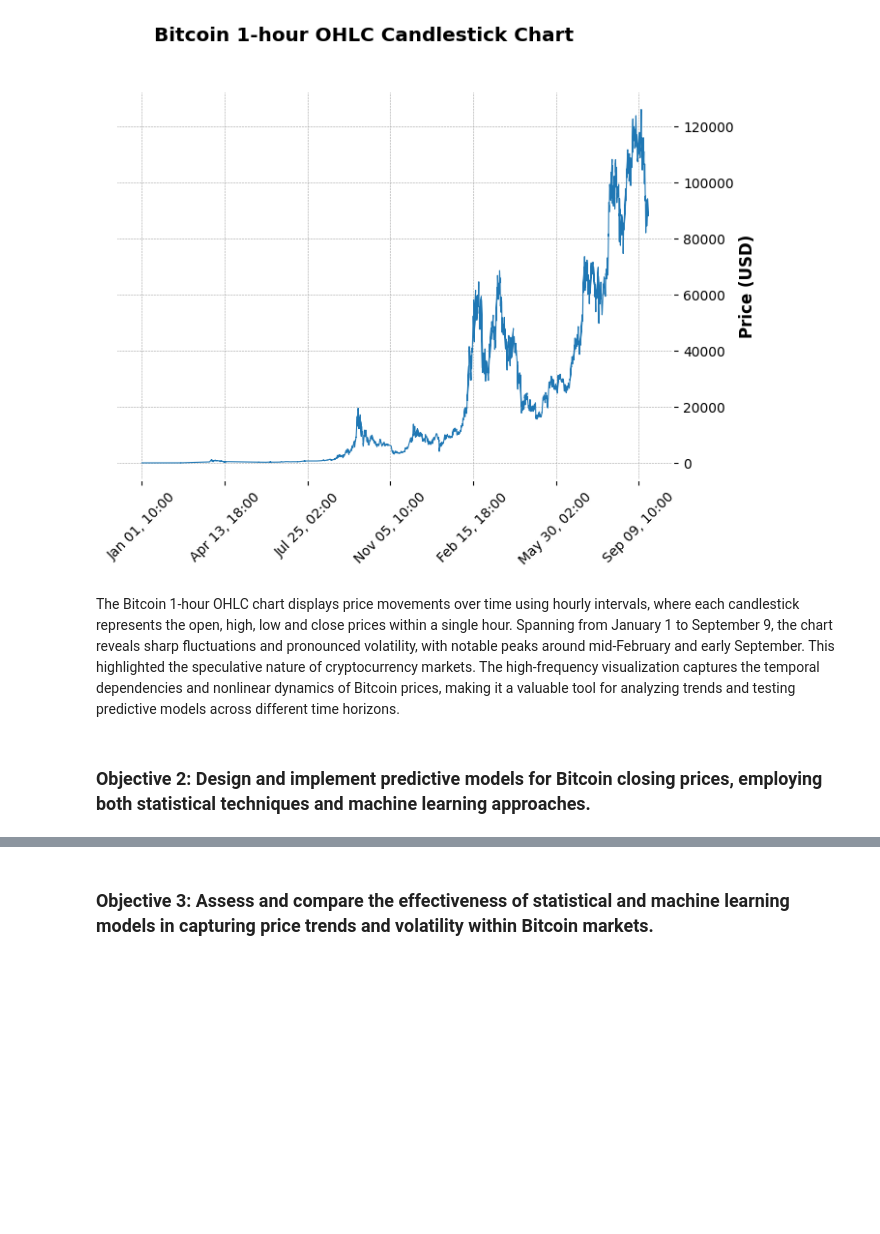
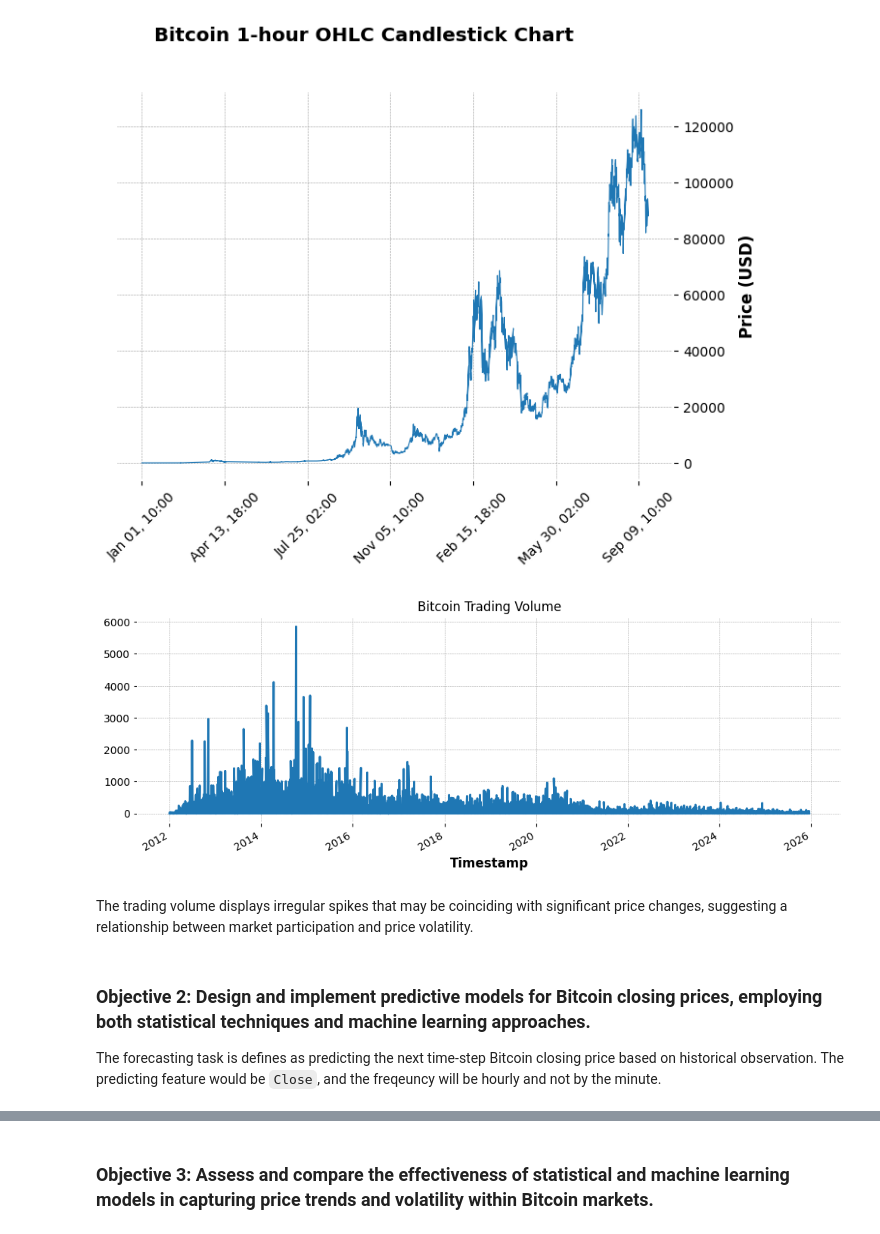
Before and after one commit to billysambasi/Time_Series_Forecasting, a Jupyter notebook: index.ipynb, the cells around one changed output, grey strips where cells are left out. Cells and saved outputs as stored; diff of their text form; code cells hidden in the pictures; blank space fills up the shorter version.

```diff
--- a/index.ipynb
+++ b/index.ipynb
@@ -258,5 +258,3 @@ mpf.plot(
 )
 # %% [output]
 [figure]
-# %% [markdown]
-The Bitcoin 1-hour OHLC chart displays price movements over time using hourly intervals, where each candlestick represents the open, high, low and close prices within a single hour. Spanning from January 1 to September 9, the chart reveals sharp fluctuations and pronounced volatility, with notable peaks around mid-February and early September. This highlighted the speculative nature of cryptocurrency markets. The high-frequency visualization captures the temporal dependencies and nonlinear dynamics of Bitcoin prices, making it a valuable tool for analyzing trends and testing predictive models across different time horizons.
@@ -263,2 +265,11 @@ The Bitcoin 1-hour OHLC chart displays price movements over time using hourly in
+# %%
+data['Volume'].plot(figsize=(12,4), title="Bitcoin Trading Volume")
+plt.show();
+# %% [output]
+[figure, added]
+# %% [markdown]
+The trading volume displays irregular spikes that may be coinciding with significant price changes, suggesting a relationship between market participation and price volatility.
 # %% [markdown]
 ### Objective 2: Design and implement predictive models for Bitcoin closing prices, employing both statistical techniques and machine learning approaches.
+
+The forecasting task is defines as predicting the next time-step Bitcoin closing price based on historical observation. The predicting feature would be `Close`, and the freqeuncy will be hourly and not by the minute.
```
Also changed, not shown: parts of 14 cells of this notebook.
